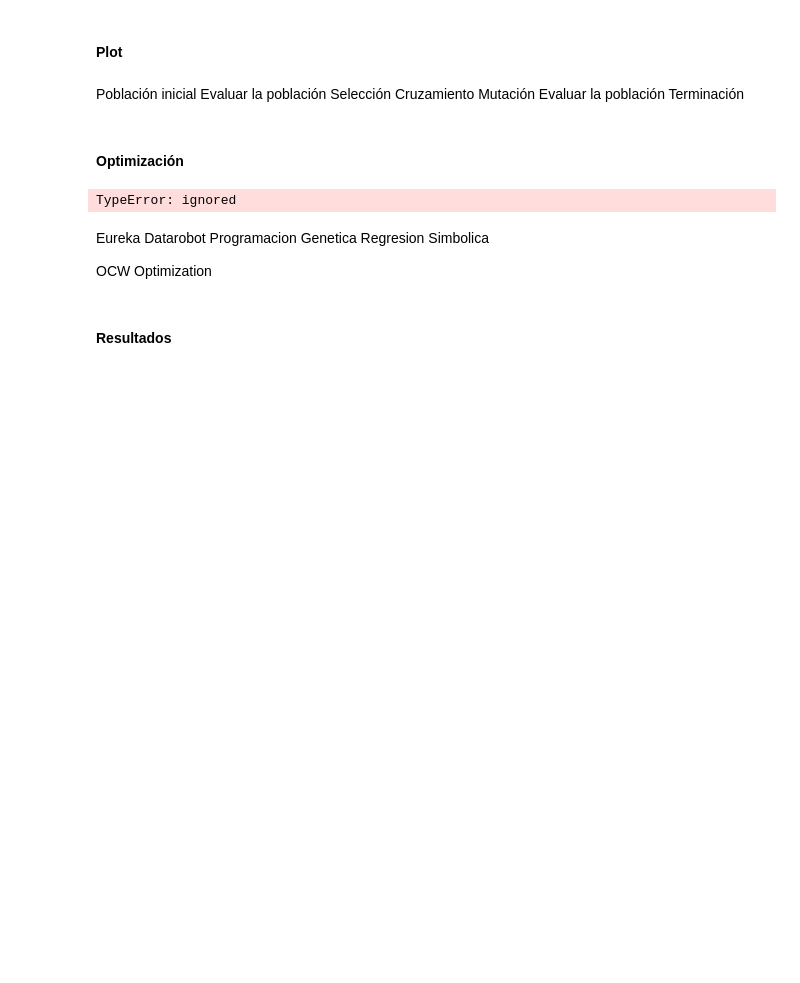
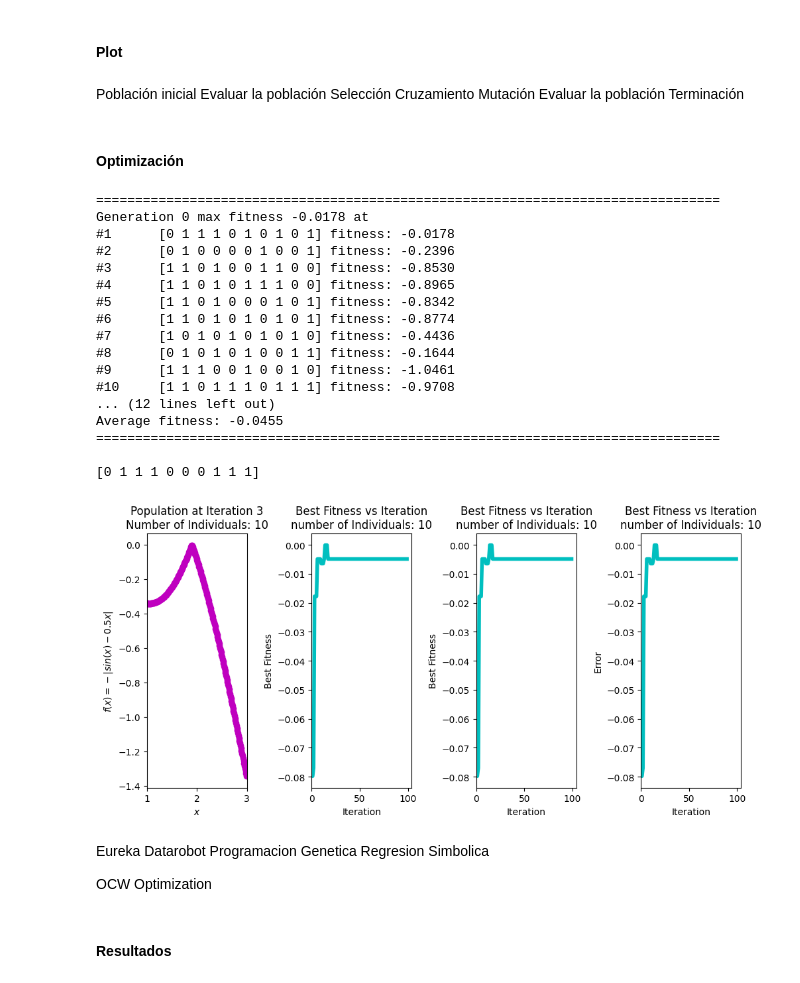
Before and after one commit to jtapiav/github-slideshow, a Jupyter notebook: GA.ipynb, the cells around one changed output. Drawn from its saved outputs; the diff is of its cells as text; code cells hidden in the pictures; blank space fills up the shorter version.

```diff
--- a/GA.ipynb
+++ b/GA.ipynb
@@ -198,15 +206,19 @@ def functionFitness( x ):
 # %%
 def calculateFitness( GA ):
   fitnessScores = np.zeros( len(GA.population) )
-  n = self.chromosomeSize
+  n = GA.chromosomeSize
   a=1
   b=3
   x=[]
-  for s in self.population:
-    bin_to_int = np.array( [int(j) << i for i,j in enumerate(s[::-1])] ).sum()
+
+  for index in range( len(GA.population) ):
+    individual = GA.population[index]
+    bin_to_int = np.array( [int(j) << i for i,j in enumerate(individual[::-1])] ).sum()
     int_to_x   = a + bin_to_int * (b - a) / (2**n - 1)
     x.append( int_to_x )
-  self.populationValue = np.array(x)
+    fitnessScores[index] = functionFitness( int_to_x )
+
+  GA.populationValue = np.array(x)
   return fitnessScores
 # %% [markdown]
 #### Plot
@@ -261,31 +273,36 @@ Terminación
 # %% [markdown]
 #### Optimización
 # %%
-def functionDecode( self ):
-  n = self.chromosomeSize
-  a=1
-  b=3
-  x=[]
-  for s in self.population:
-    bin_to_int = np.array( [int(j) << i for i,j in enumerate(s[::-1])] ).sum()
-    int_to_x   = a + bin_to_int * (b - a) / (2**n - 1)
-    x.append( int_to_x )
-  self.populationValue = np.array(x)
-  return np.array(x)
-
 GA = GeneticAlgorithm( populationSize=10, chromosomeSize=10,
                        mutationType='bitstring', crossoverType='uniform', selectionType='ranking',
-                       functionDecode = functionDecode,
+                       functionDecode = None,
                        calculateFitness = calculateFitness,
                        plotResult = plotResult,
                        numberMaximumIterations=100, epsilon = 0.001,
                        randomState = 69, geneLimits = None )#
 GA.solve()
 GA.printResult()
 print( GA.bestCandidateOfGeneration[-1])
 GA.plotResult( GA )
 # %% [output]
-TypeError: ignored
+================================================================================
+Generation 0 max fitness -0.0178 at
+#1      [0 1 1 1 0 1 0 1 0 1] fitness: -0.0178
+#2      [0 1 0 0 0 0 1 0 0 1] fitness: -0.2396
+#3      [1 1 0 1 0 0 1 1 0 0] fitness: -0.8530
+#4      [1 1 0 1 0 1 1 1 0 0] fitness: -0.8965
+#5      [1 1 0 1 0 0 0 1 0 1] fitness: -0.8342
+#6      [1 1 0 1 0 1 0 1 0 1] fitness: -0.8774
+#7      [1 0 1 0 1 0 1 0 1 0] fitness: -0.4436
+#8      [0 1 0 1 0 1 0 0 1 1] fitness: -0.1644
+#9      [1 1 1 0 0 1 0 0 1 0] fitness: -1.0461
+#10     [1 1 0 1 1 1 0 1 1 1] fitness: -0.9708
+... (12 lines left out)
+Average fitness: -0.0455
+================================================================================
+
+[0 1 1 1 0 0 0 1 1 1]
+[figure, added]
 # %% [markdown]
 Eureka Datarobot Programacion Genetica Regresion Simbolica
 
```
Also changed, not shown: parts of 70 cells of this notebook.
